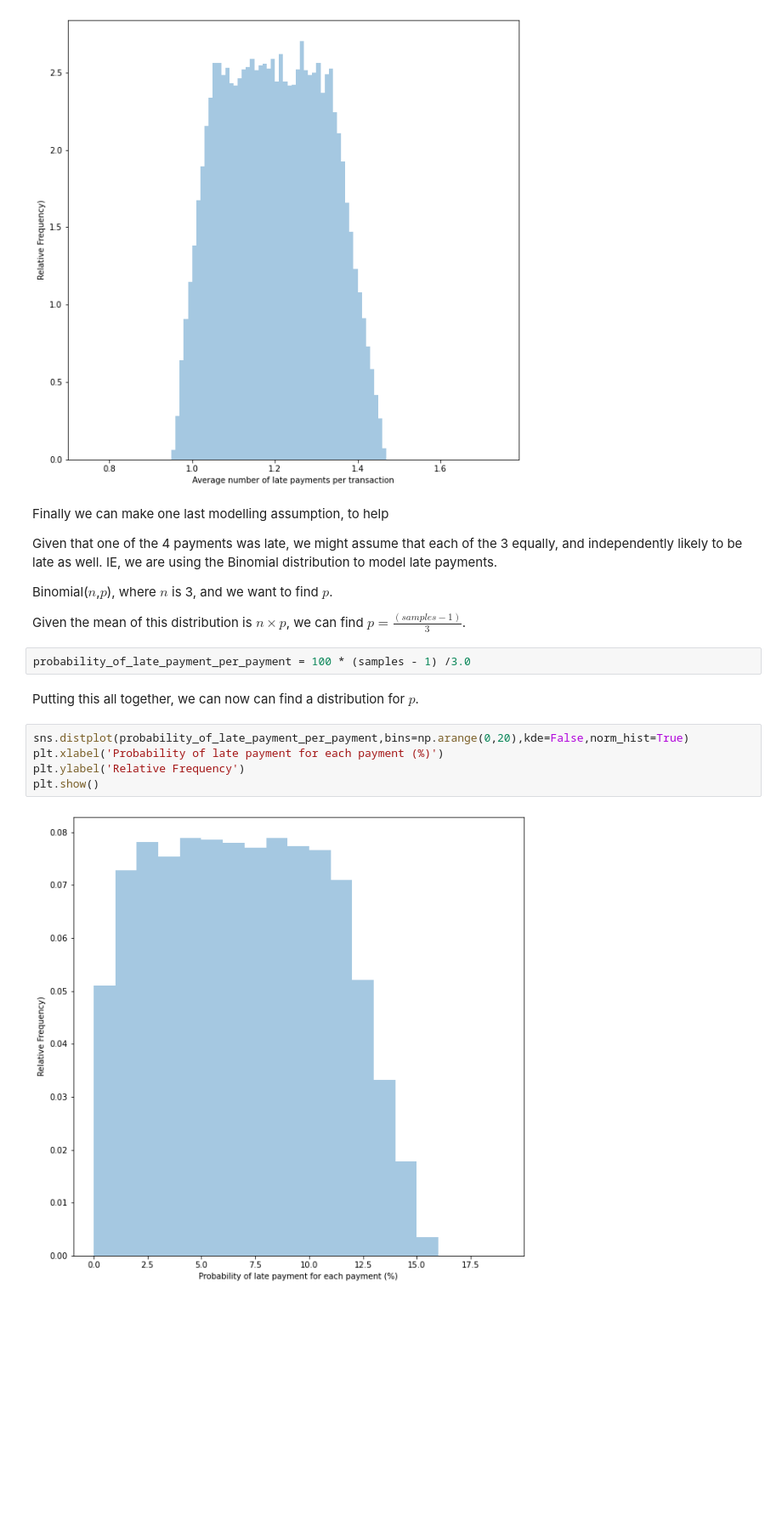
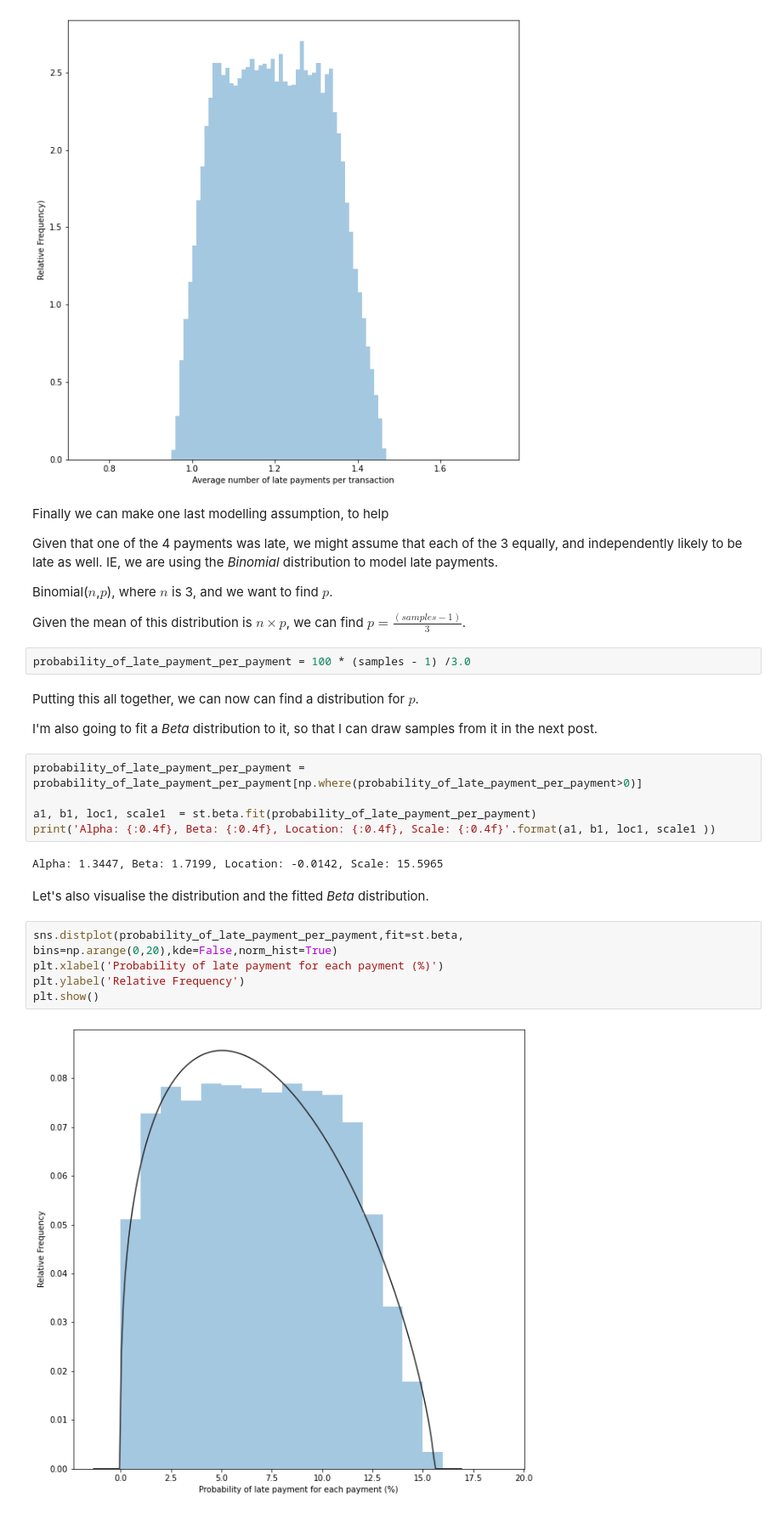
Before and after one commit to CGCooke/Blog, a Jupyter notebook: _notebooks/2020-08-27-Afterpay-Customer-Defaults-Part-4.ipynb, the cells around one changed output. Shown at 85% size. Drawn from its saved outputs; the diff is of its cells as text; blank space fills up the shorter version.

Commit message:
Updating posts

```diff
--- a/_notebooks/2020-08-27-Afterpay-Customer-Defaults-Part-4.ipynb
+++ b/_notebooks/2020-08-27-Afterpay-Customer-Defaults-Part-4.ipynb
@@ -85,7 +86,7 @@ plt.show()
 # %% [markdown]
 Finally we can make one last modelling assumption, to help
 
-Given that one of the 4 payments was late, we might assume that each of the 3 equally, and independently likely to be late as well. IE, we are using the Binomial distribution to model late payments.
+Given that one of the 4 payments was late, we might assume that each of the 3 equally, and independently likely to be late as well. IE, we are using the *Binomial* distribution to model late payments.
 
 Binomial($n$,$p$), where $n$ is 3, and we want to find $p$.
 
@@ -94,13 +95,24 @@ Given the mean of this distribution is $n\times p$, we can find $p = \frac{(samp
 probability_of_late_payment_per_payment = 100 * (samples - 1) /3.0
 # %% [markdown]
 Putting this all together, we can now can find a distribution for $p$.
+
+I'm also going to fit a *Beta* distribution to it, so that I can draw samples from it in the next post.
+# %%
+probability_of_late_payment_per_payment = probability_of_late_payment_per_payment[np.where(probability_of_late_payment_per_payment>0)]
+
+a1, b1, loc1, scale1  = st.beta.fit(probability_of_late_payment_per_payment)
+print('Alpha: {:0.4f}, Beta: {:0.4f}, Location: {:0.4f}, Scale: {:0.4f}'.format(a1, b1, loc1, scale1 ))
+# %% [output]
+Alpha: 1.3447, Beta: 1.7199, Location: -0.0142, Scale: 15.5965
+# %% [markdown]
+Let's also visualise the distribution and the fitted *Beta* distribution.
 # %%
-sns.distplot(probability_of_late_payment_per_payment,bins=np.arange(0,20),kde=False,norm_hist=True)
+sns.distplot(probability_of_late_payment_per_payment,fit=st.beta, bins=np.arange(0,20),kde=False,norm_hist=True)
 plt.xlabel('Probability of late payment for each payment (%)')
 plt.ylabel('Relative Frequency')
 plt.show()
 # %% [output]
-[figure, old version]
+[figure, new version]
 # %%
 pm.summary(probability_of_late_payment_per_payment)
 # %% [output]
```
Also changed, not shown: parts of 4 cells of this notebook, 2 other files.
